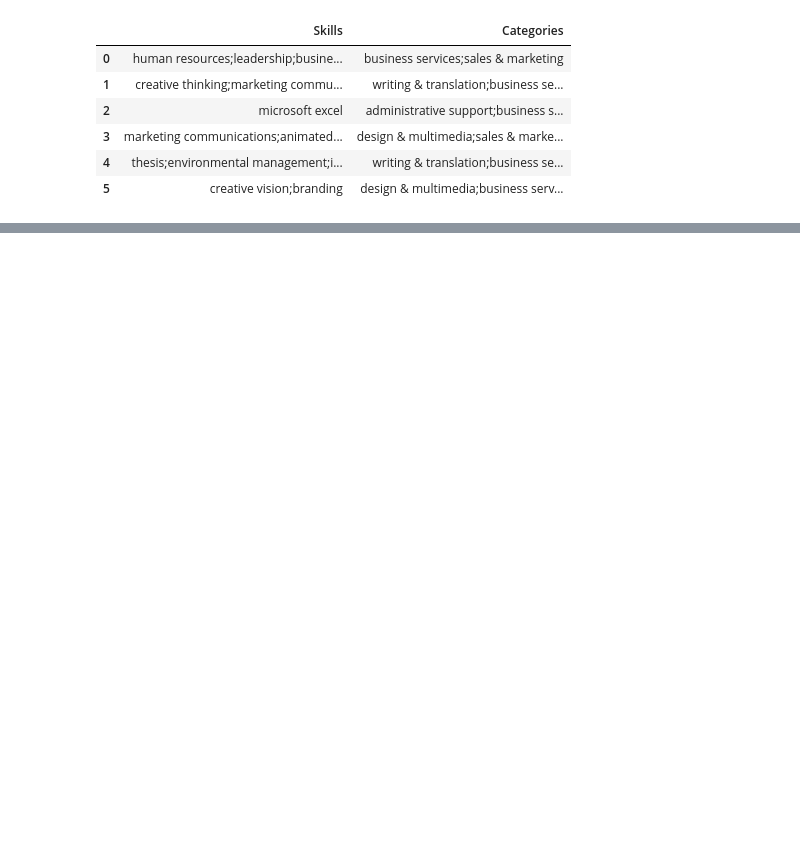
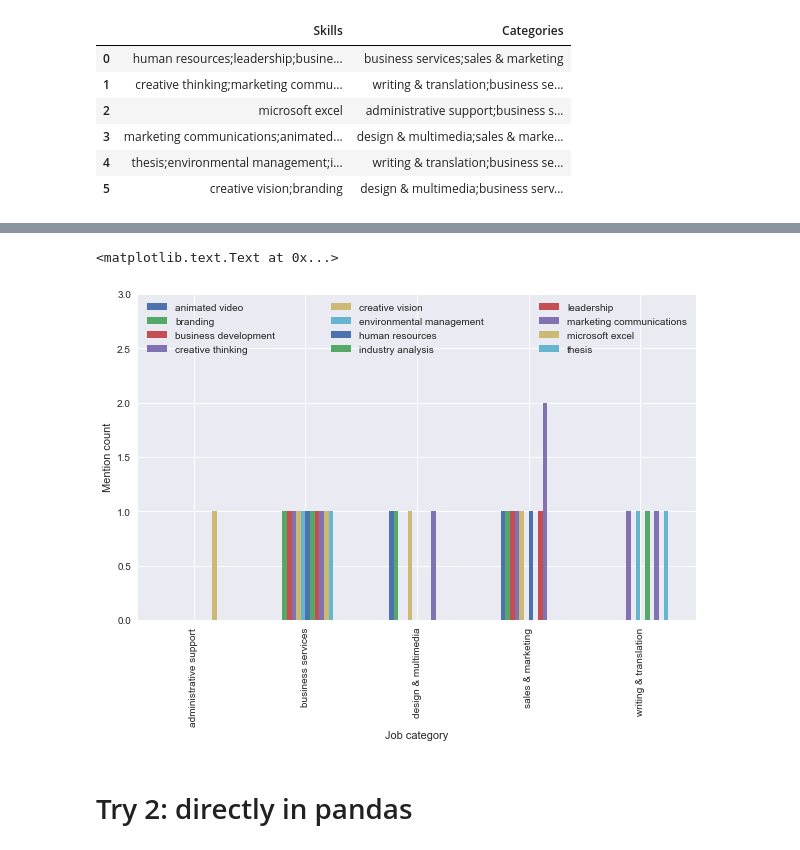
Before and after one commit to pjleimbigler/job2skills, a Jupyter notebook: job2skills.ipynb, the cells around one changed output, grey strips where cells are left out. Cells and saved outputs as stored; diff of their text form; code cells hidden in the pictures; blank space fills up the shorter version.

```diff
--- a/job2skills.ipynb
+++ b/job2skills.ipynb
@@ -49,0 +174,12 @@ The most naive approach is simply to create a new DataFrame that maps each categ
+# %%
+import matplotlib.pyplot as plt
+%matplotlib inline
+fig, ax = plt.subplots(1, 1, figsize=(10,6))
+df2.T.plot(kind='bar', ax=ax)
+plt.ylim([0, 3])
+plt.legend(ncol=3, mode='expand')
+plt.xlabel('Job category')
+plt.ylabel('Mention count')
+# %% [output]
+<matplotlib.text.Text at 0x...>
+[figure, added]
@@ -49,0 +191,2 @@ The most naive approach is simply to create a new DataFrame that maps each categ
+# %% [markdown]
+# Try 2: directly in pandas
```
Also changed, not shown: parts of 30 cells of this notebook.
